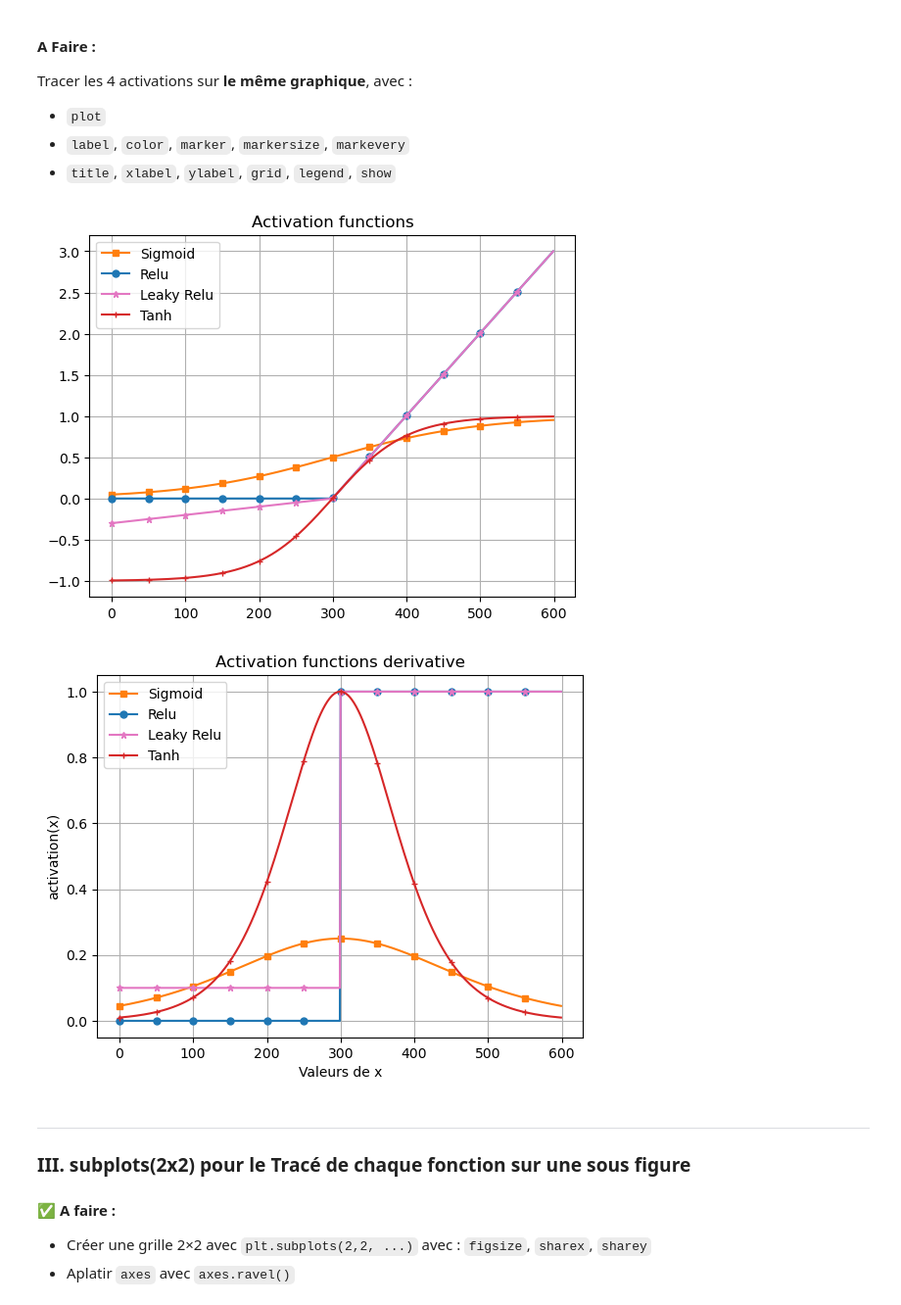
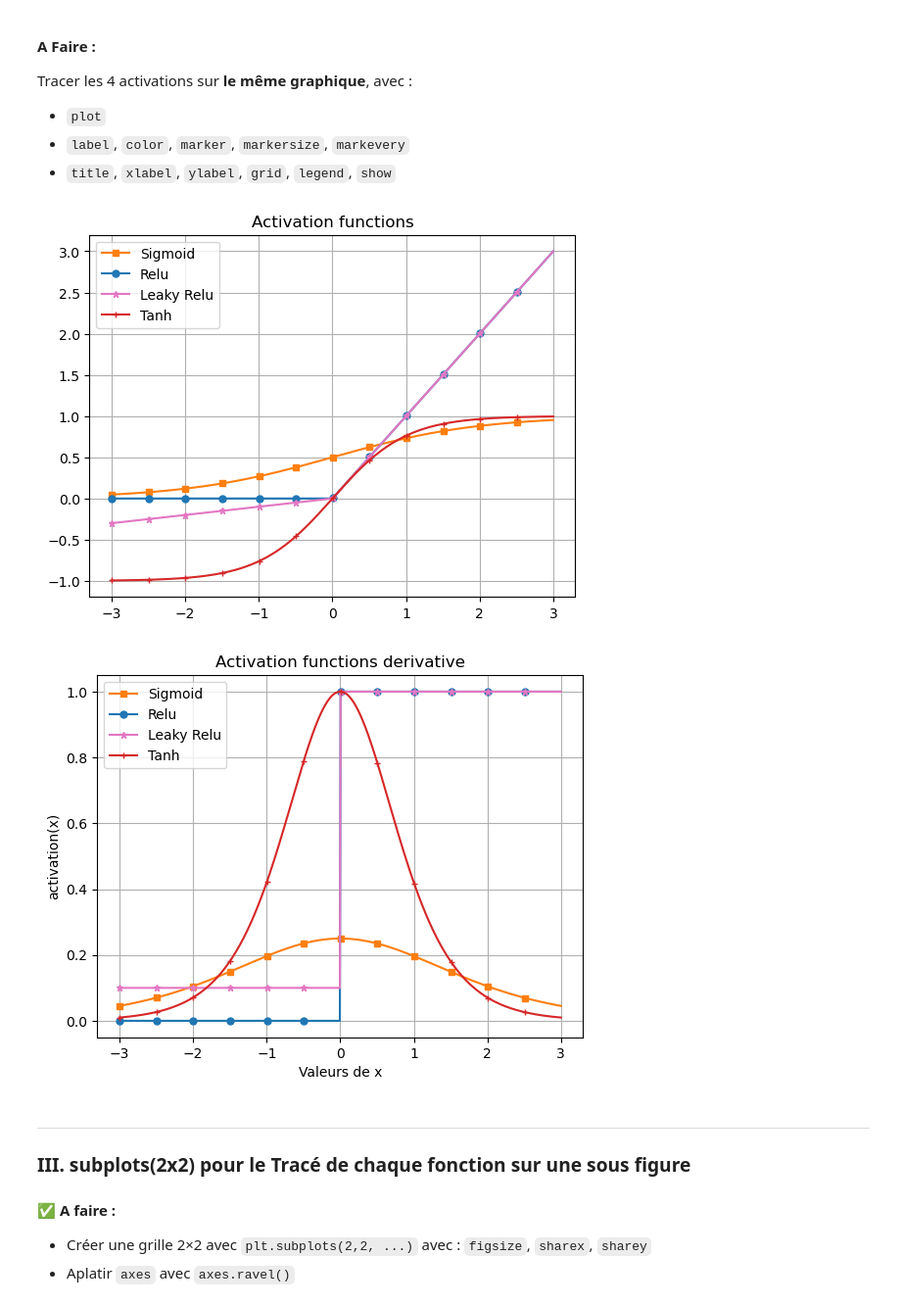
Before and after one commit to tahaELKHAILI/Python4AI, a Jupyter notebook: TP_NumPy_Matplotlib_Fonction_Activation_Mini_Reseau_Neurone_XOR.ipynb, the cells around one changed output. Shown at 98% size. Drawn from its saved outputs; the diff is of its cells as text; code cells hidden in the pictures.

```diff
--- a/TP_NumPy_Matplotlib_Fonction_Activation_Mini_Reseau_Neurone_XOR.ipynb
+++ b/TP_NumPy_Matplotlib_Fonction_Activation_Mini_Reseau_Neurone_XOR.ipynb
@@ -256,9 +256,7 @@ activations = {
 # --- dérivées  ---
 d_activations = {
     "Relu": lambda x: np.where(x>0, 1,0),
-    "Sigmoid": lambda x: (
-        lambda s: s * (1 - s)
-    )(activations["Sigmoid"](x)).reshape(-1, 1),
+    "Sigmoid": lambda x: (lambda s: s * (1 - s))(activations["Sigmoid"](x)),
     "Sigmoid_stable":lambda x: (lambda s: s * (1 - s))(activations["Sigmoid_stable"](x)),
     "Tanh":lambda x: 1 - np.tanh(x)**2,
     "LeakyRelu": lambda x, a=0.1 : np.where(x > 0, 1, a)
@@ -306,38 +304,38 @@ Tracer les 4 activations sur **le même graphique**, avec :
 # %%
 # TODO
 
 plt.figure(1)
 plt.title("Activation functions")
-plt.plot(activations["Sigmoid"](x), couleurs["Sigmoid"],
+plt.plot(x, activations["Sigmoid"](x), couleurs["Sigmoid"],
          marker = markers["Sigmoid"], markersize = 5, markevery = 50, label = "Sigmoid")
-plt.plot(activations["Relu"](x), couleurs["Relu"], marker = markers["Relu"],
+plt.plot(x, activations["Relu"](x), couleurs["Relu"], marker = markers["Relu"],
          markersize = 5, markevery = 50, label = "Relu")
-plt.plot(activations["LeakyRelu"](x), couleurs["LeakyRelu"],
+plt.plot(x, activations["LeakyRelu"](x), couleurs["LeakyRelu"],
          marker = markers["LeakyRelu"], markersize = 5, markevery = 50, label = "Leaky Relu")
-plt.plot(activations["Tanh"](x), couleurs["Tanh"], marker = markers["Tanh"],
+plt.plot(x, activations["Tanh"](x), couleurs["Tanh"], marker = markers["Tanh"],
          markersize = 5, markevery = 50, label = "Tanh")
 plt.legend()
 plt.grid()
 
 plt.figure(2)
 plt.title("Activation functions derivative")
-plt.plot(d_activations["Sigmoid"](x), couleurs["Sigmoid"],
+plt.plot(x, d_activations["Sigmoid"](x), couleurs["Sigmoid"],
          marker = markers["Sigmoid"], markersize = 5, markevery = 50, label = "Sigmoid")
-plt.plot(d_activations["Relu"](x), couleurs["Relu"], marker = markers["Relu"],
+plt.plot(x, d_activations["Relu"](x), couleurs["Relu"], marker = markers["Relu"],
          markersize = 5, markevery = 50, label = "Relu")
-plt.plot(d_activations["LeakyRelu"](x), couleurs["LeakyRelu"],
+plt.plot(x, d_activations["LeakyRelu"](x), couleurs["LeakyRelu"],
          marker = markers["LeakyRelu"], markersize = 5, markevery = 50, label = "Leaky Relu")
-plt.plot(d_activations["Tanh"](x), couleurs["Tanh"], marker = markers["Tanh"],
+plt.plot(x, d_activations["Tanh"](x), couleurs["Tanh"], marker = markers["Tanh"],
          markersize = 5, markevery = 50, label = "Tanh")
 plt.legend()
 plt.grid()
 
 plt.xlabel("Valeurs de x")
 plt.ylabel("activation(x)")
 plt.show()
 # %% [output]
-[figure, old version]
+[figure, new version]
-[figure, old version]
+[figure, new version]
 # %% [markdown]
 ---
 ### III. subplots(2x2) pour le Tracé de chaque fonction sur une sous figure
```
Also changed, not shown: parts of 16 cells of this notebook, 2 other files.
